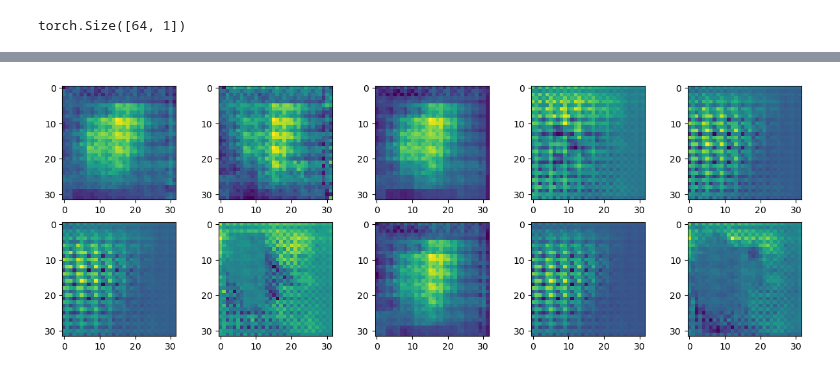
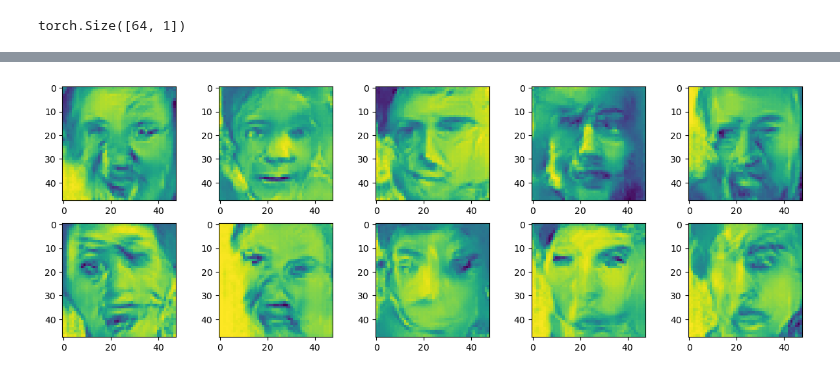
Before and after one commit to marcanii/SIS421---2-23, a Jupyter notebook: Laboratories/Lab05/01_ganns.ipynb, the cells around one changed output, grey strips where cells are left out. Cells and saved outputs as stored; diff of their text form; code cells hidden in the pictures.

```diff
--- a/Laboratories/Lab05/01_ganns.ipynb
+++ b/Laboratories/Lab05/01_ganns.ipynb
@@ -42,10 +19,26 @@ Transform: Compose(
+# %%
+# Ruta donde se almacenarán los datos FER2013 (ajústala a tu directorio deseado)
+root = 'datasets/fer-2013/train/'
+
+# Transformaciones de datos
+transform = transforms.Compose([
+        # transformar a escala de grises
+        transforms.Grayscale(num_output_channels=1),
+        transforms.Resize((48, 48)),
+        transforms.ToTensor(),
+    ])
+
+# Cargar datos de entrenamiento
+train_dataset = ImageFolder(root=root, transform=transform)
+
+# clases del dataset fer2013
+classes = ('Angry', 'Disgust', 'Fear', 'Happy', 'Neutral' , 'Sad', 'Surprise')
 # %%
 import numpy as np
 
-
 class Dataset(torch.utils.data.Dataset):
     def __init__(self, trainset):
-        self.imgs = torch.tensor([np.array(i[0]).flatten() / 255.0 for i in trainset], dtype=torch.float, device=device)
+        self.imgs = torch.tensor([np.array(i[0]).flatten() / 1 for i in trainset], dtype=torch.float, device=device)
         self.labels = torch.tensor([i[1] for i in trainset], dtype=torch.long, device=device)
 
     def __len__(self):
@@ -54,7 +47,6 @@ class Dataset(torch.utils.data.Dataset):
     def __getitem__(self, ix):
         return self.imgs[ix], self.labels[ix]
 
-
 train = Dataset(train_dataset)
 len(train)
 # %% [output]
@@ -86,7 +78,7 @@ for row in range(r):
         plt.subplot(r, c, index + 1)
         ix = random.randint(0, len(train) - 1)
         img, label = train[ix]
-        plt.imshow(img.reshape(32, 32).cpu())
+        plt.imshow(img.reshape(48, 48).cpu())
         plt.axis("off")
         plt.title(classes[label.item()])
 plt.subplots_adjust(wspace=0.1, hspace=0.2)
@@ -101,8 +93,8 @@ class Generator(nn.Module):
         super().__init__()
         self.input_size = 100
         self.inp = nn.Sequential(
-            nn.Linear(self.input_size, 128 * 8 * 8),
-            nn.BatchNorm1d(128 * 8 * 8),
+            nn.Linear(self.input_size, 128 * 12 * 12),
+            nn.BatchNorm1d(128 * 12 * 12),
         )
         self.main = nn.Sequential(
             nn.ConvTranspose2d(128, 64, 4, stride=2, padding=1, bias=False),
@@ -114,9 +106,9 @@ class Generator(nn.Module):
 
     def forward(self, x):
         x = self.inp(x)
-        x = x.view(-1, 128, 8, 8)
+        x = x.view(-1, 128, 12, 12)
         x = self.main(x)
-        x = x.view(x.size(0), 32 * 32)
+        x = x.view(x.size(0), 48 * 48)
         return x
 # %%
 generator = Generator()
@@ -224,15 +215,15 @@ plt.show()
 # %%
 generator.eval()
 with torch.no_grad():
     noise = torch.randn((10, generator.input_size)).to(device)
     generated_images = generator(noise)
     fig, axs = plt.subplots(2, 5, figsize=(15, 5))
     i = 0
     for ax in axs:
         for _ax in ax:
-            img = generated_images[i].view(32, 32).cpu()
+            img = generated_images[i].view(48, 48).cpu()
             _ax.imshow(img)
             i += 1
     plt.show()
 # %% [output]
-[figure, old version]
+[figure, new version]
```
Also changed, not shown: parts of 11 cells of this notebook, 1 other file.
